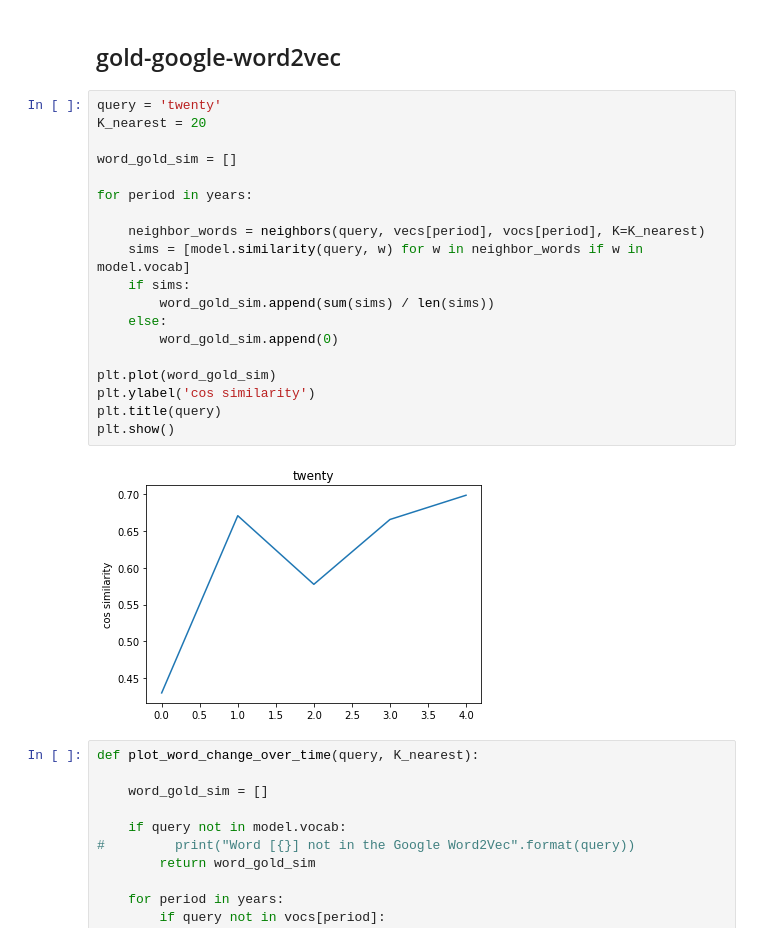
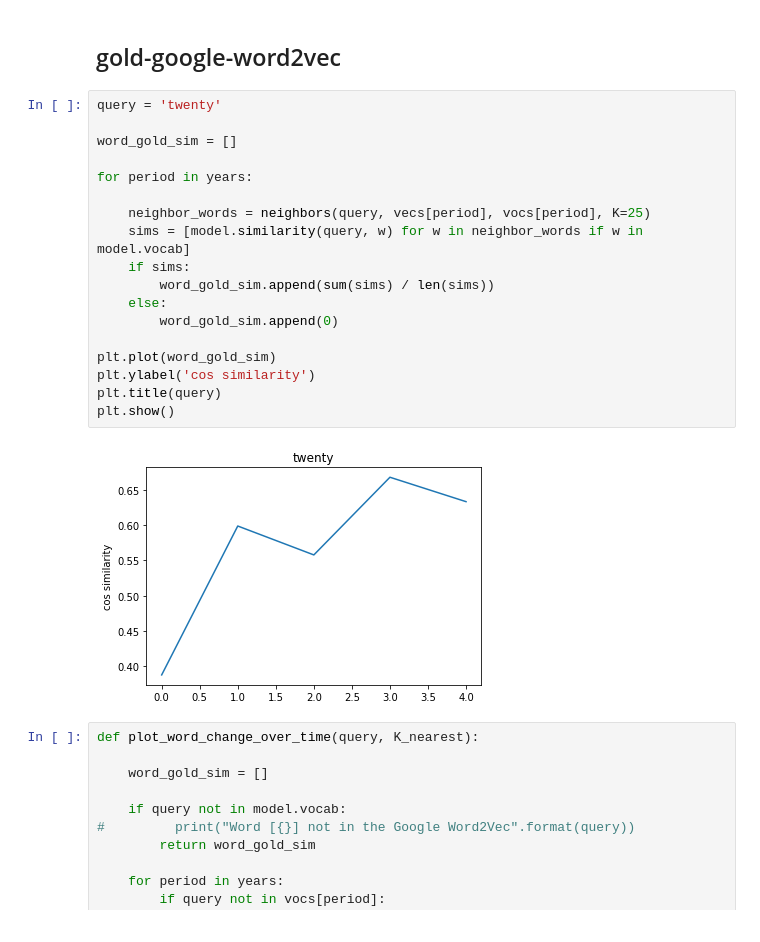
Before and after one commit to afourtassi/change, a Jupyter notebook: 2-plot_change_by_category-English-NA.ipynb, the cells around one changed output. Cells and saved outputs as stored; diff of their text form.

```diff
--- a/2-plot_change_by_category-English-NA.ipynb
+++ b/2-plot_change_by_category-English-NA.ipynb
@@ -429,25 +429,24 @@ intersection:  536
 ## gold-google-word2vec
 # %%
 query = 'twenty'
-K_nearest = 20
 
 word_gold_sim = []
 
 for period in years:
 
-    neighbor_words = neighbors(query, vecs[period], vocs[period], K=K_nearest)
+    neighbor_words = neighbors(query, vecs[period], vocs[period], K=25)
     sims = [model.similarity(query, w) for w in neighbor_words if w in model.vocab]
     if sims:
         word_gold_sim.append(sum(sims) / len(sims))
     else:
         word_gold_sim.append(0)
 
 plt.plot(word_gold_sim)
 plt.ylabel('cos similarity')
 plt.title(query)
 plt.show()
 # %% [output]
-[figure, old version]
+[figure, new version]
 # %%
 def plot_word_change_over_time(query, K_nearest):
 
```
Also changed, not shown: parts of 7 cells of this notebook, 16 other files.
